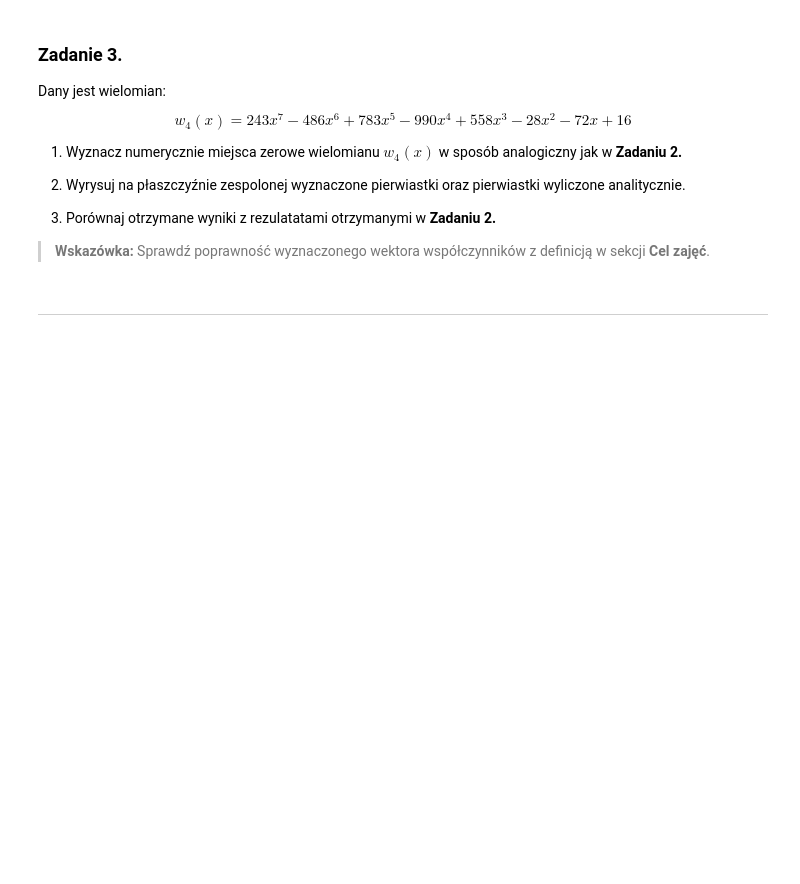
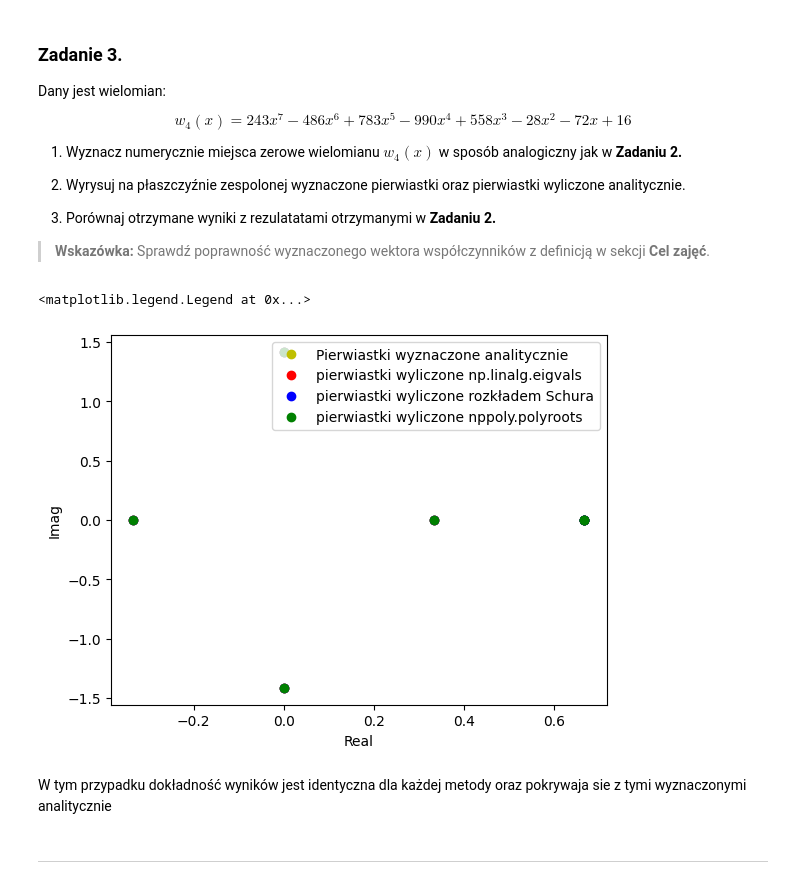
Before and after one commit to MN-KJ-2025/lab-7-pierwiastki-PiotrGalazka, a Jupyter notebook: sprawozdanie.ipynb, the cells around one changed output. Drawn from its saved outputs; the diff is of its cells as text; code cells hidden in the pictures; blank space fills up the shorter version.

```diff
--- a/sprawozdanie.ipynb
+++ b/sprawozdanie.ipynb
@@ -229,3 +237,34 @@ $$
+# %%
+# ===== Twoja implementacja tutaj =====
+
+
+wsp = np.array([243,-486, 783, -990, 558, -28, -72, 16][::-1])
+
+Fw3 = main.frob_a(wsp)
+
+wart_w1 = np.linalg.eigvals(Fw3)
+
+T, Z = sp.linalg.schur(Fw3, output = 'complex')
+wart_w2 = np.diag(T)
+
+wart_w3 = nppoly.polyroots(wsp)
+
+pierw_analityczne = [-1/3,1/3,2/3,-1j * np.sqrt(2),1j * np.sqrt(2) ]
+
+fig, ax = plt.subplots()
+
+ax.plot(np.real(pierw_analityczne), np.imag(pierw_analityczne), 'yo',label = 'Pierwiastki wyznaczone analitycznie')
+ax.plot(np.real(wart_w1), np.imag(wart_w1),'ro', label = 'pierwiastki wyliczone np.linalg.eigvals')
+ax.plot(np.real(wart_w2), np.imag(wart_w2), 'bo', label = 'pierwiastki wyliczone rozkładem Schura')
+ax.plot(np.real(wart_w3), np.imag(wart_w3),'go', label = 'pierwiastki wyliczone nppoly.polyroots')
+
+ax.set(xlabel = 'Real', ylabel = 'Imag')
+ax.legend()
+# %% [output]
+<matplotlib.legend.Legend at 0x...>
+[figure, added]
+# %% [markdown]
+W tym przypadku dokładność wyników jest identyczna dla każdej metody oraz pokrywaja sie z tymi wyznaczonymi analitycznie
 # %% [markdown]
 ---
 # %% [markdown]
```
Also changed, not shown: parts of 6 cells of this notebook, 1 other file.
